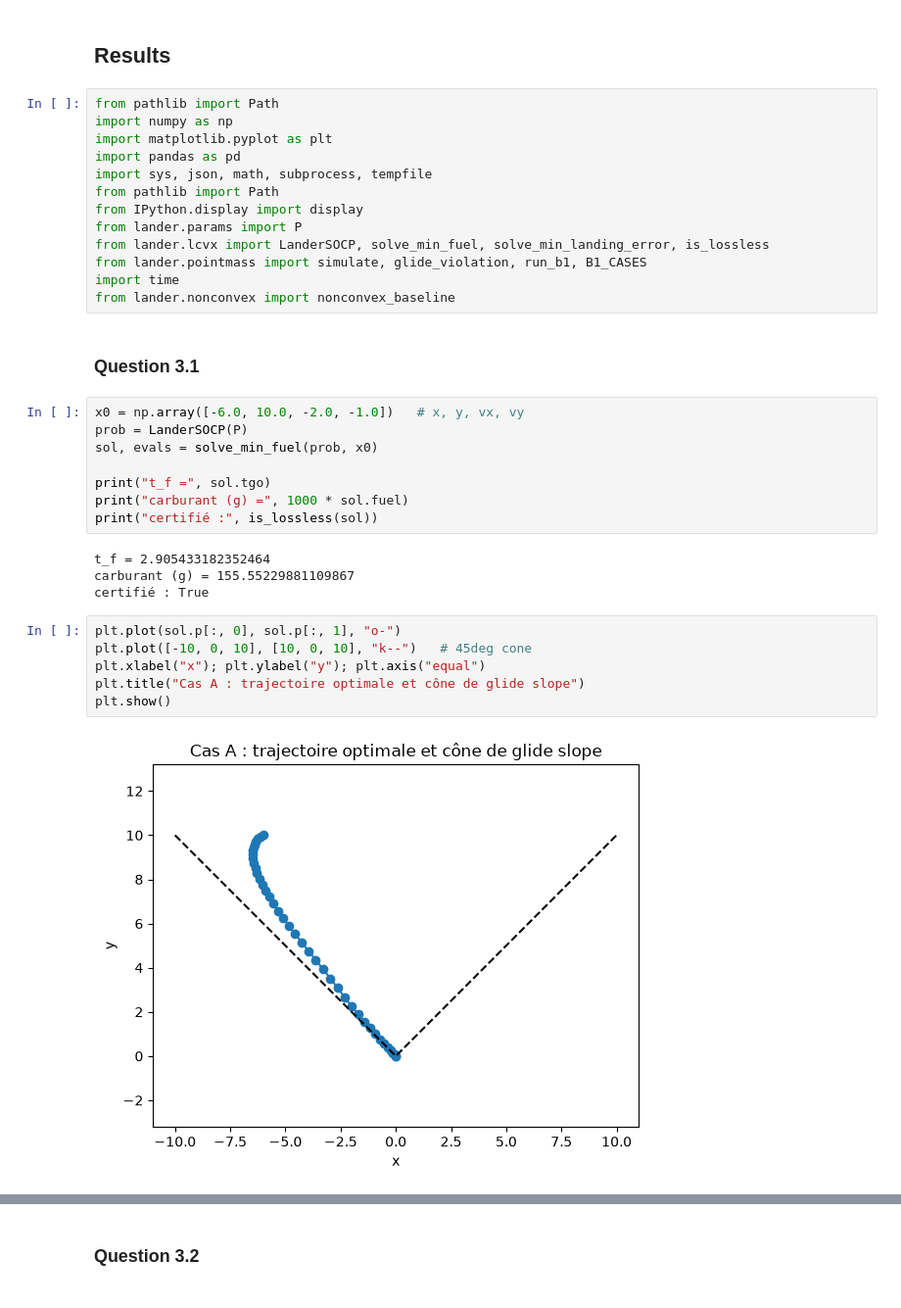
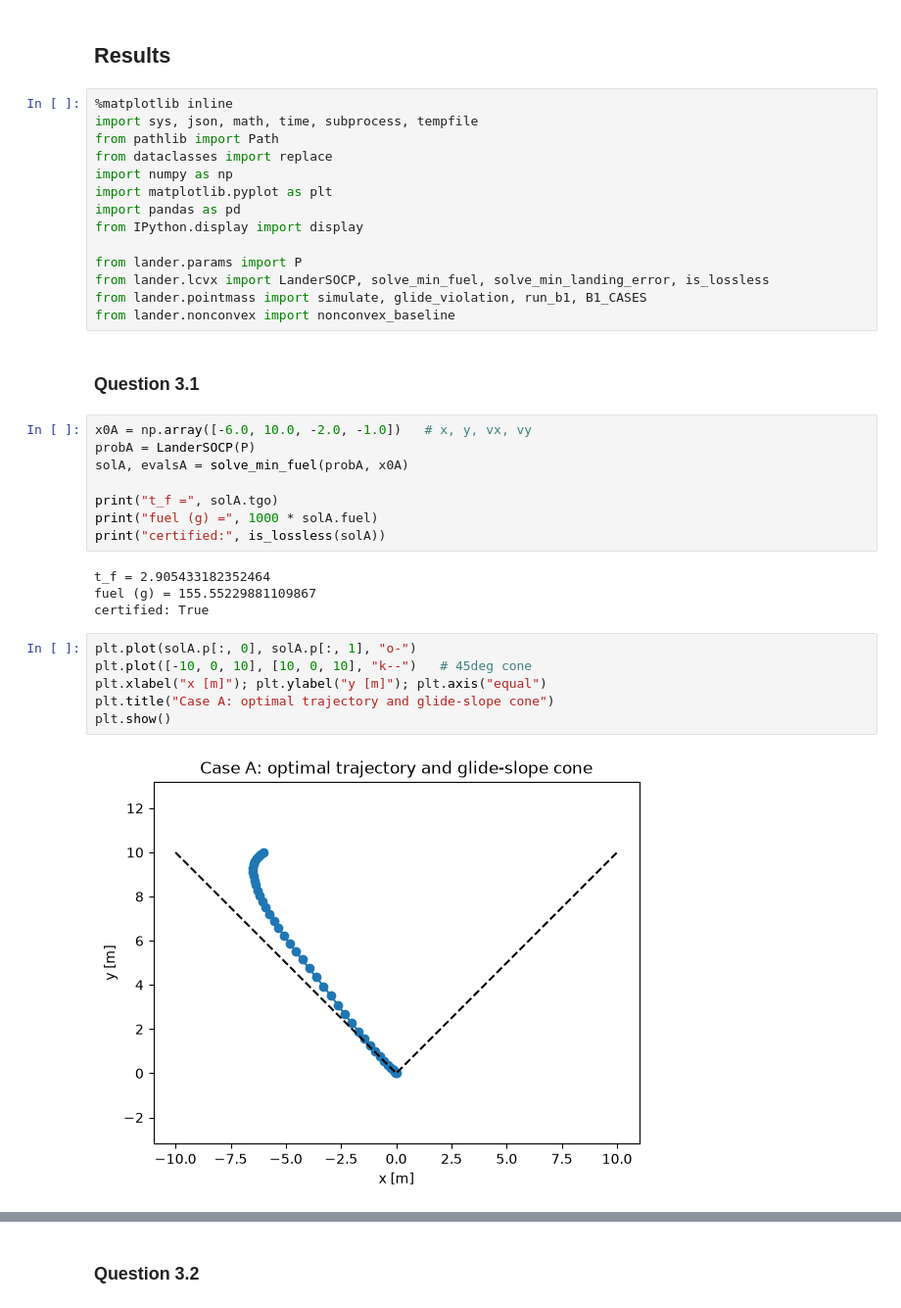
Before and after one commit to quinquinus/Optimal-Control-for-Spacecraft-Landing---Convex-Optimization, a Jupyter notebook: results2.ipynb, the cells around one changed output, grey strips where cells are left out. Shown at 98% size. Cells and saved outputs as stored; diff of their text form.

```diff
--- a/results2.ipynb
+++ b/results2.ipynb
@@ -1,38 +1,39 @@
 # %% [markdown]
 ## Results
 # %%
+%matplotlib inline
+import sys, json, math, time, subprocess, tempfile
 from pathlib import Path
+from dataclasses import replace
 import numpy as np
 import matplotlib.pyplot as plt
 import pandas as pd
-import sys, json, math, subprocess, tempfile
-from pathlib import Path
 from IPython.display import display
+
 from lander.params import P
 from lander.lcvx import LanderSOCP, solve_min_fuel, solve_min_landing_error, is_lossless
 from lander.pointmass import simulate, glide_violation, run_b1, B1_CASES
-import time
 from lander.nonconvex import nonconvex_baseline
 # %% [markdown]
 ### Question 3.1
 # %%
-x0 = np.array([-6.0, 10.0, -2.0, -1.0])   # x, y, vx, vy
-prob = LanderSOCP(P)
-sol, evals = solve_min_fuel(prob, x0)
+x0A = np.array([-6.0, 10.0, -2.0, -1.0])   # x, y, vx, vy
+probA = LanderSOCP(P)
+solA, evalsA = solve_min_fuel(probA, x0A)
 
-print("t_f =", sol.tgo)
-print("carburant (g) =", 1000 * sol.fuel)
-print("certifié :", is_lossless(sol))
+print("t_f =", solA.tgo)
+print("fuel (g) =", 1000 * solA.fuel)
+print("certified:", is_lossless(solA))
 # %% [output]
 t_f = 2.905433182352464
-carburant (g) = 155.55229881109867
-certifié : True
+fuel (g) = 155.55229881109867
+certified: True
 # %%
-plt.plot(sol.p[:, 0], sol.p[:, 1], "o-")
+plt.plot(solA.p[:, 0], solA.p[:, 1], "o-")
 plt.plot([-10, 0, 10], [10, 0, 10], "k--")   # 45deg cone
-plt.xlabel("x"); plt.ylabel("y"); plt.axis("equal")
-plt.title("Cas A : trajectoire optimale et cône de glide slope")
+plt.xlabel("x [m]"); plt.ylabel("y [m]"); plt.axis("equal")
+plt.title("Case A: optimal trajectory and glide-slope cone")
 plt.show()
 # %% [output]
-[figure, old version]
+[figure, new version]
 # %%
```
Also changed, not shown: parts of 19 cells of this notebook.
